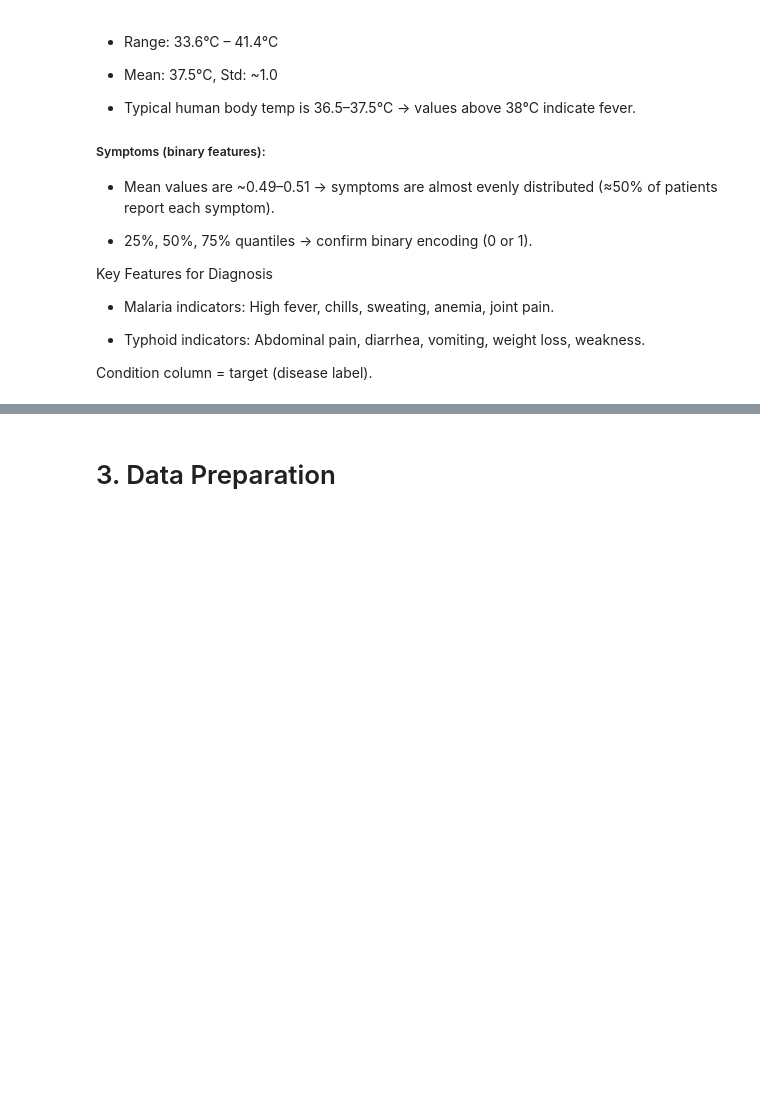
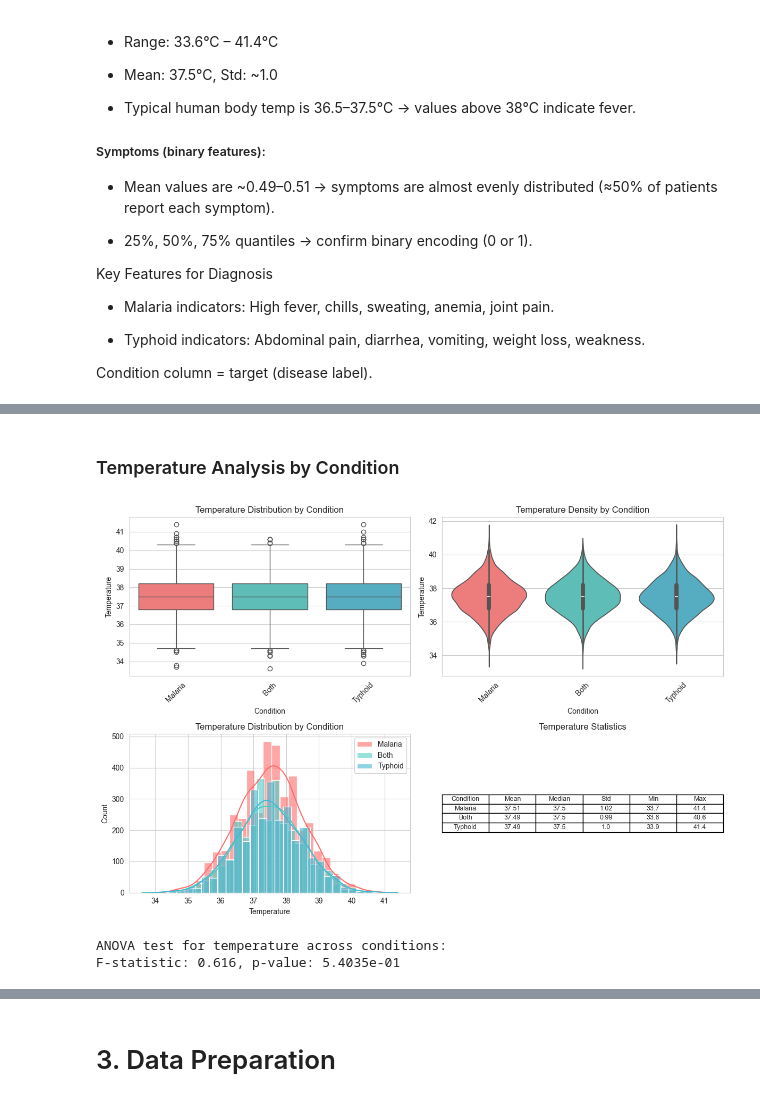
Before and after one commit to edwardopare/Malaria-Typhoid-ML, a Jupyter notebook: modelling/Notebook.ipynb, the cells around one changed output, grey strips where cells are left out. Saved outputs shown, nothing was run; the diff lists cells and outputs as text; code cells hidden in the pictures; blank space fills up the shorter version.

```diff
--- a/modelling/Notebook.ipynb
+++ b/modelling/Notebook.ipynb
@@ -554,0 +209,60 @@ Top features by absolute correlation (though weak overall):
+# %% [markdown]
+### Temperature Analysis by Condition
+# %%
+# Temperature distribution by condition
+plt.figure(figsize=(12, 8))
+
+# Box plot
+plt.subplot(2, 2, 1)
+sns.boxplot(x='Condition', y='Temperature', data=df, palette=colors)
+plt.title('Temperature Distribution by Condition')
+plt.xticks(rotation=45)
+
+# Violin plot
+plt.subplot(2, 2, 2)
+sns.violinplot(x='Condition', y='Temperature', data=df, palette=colors)
+plt.title('Temperature Density by Condition')
+plt.xticks(rotation=45)
+
+# Histogram
+plt.subplot(2, 2, 3)
+for condition, color in zip(df['Condition'].unique(), colors):
+    subset = df[df['Condition'] == condition]
+    sns.histplot(subset['Temperature'], kde=True, label=condition,
+                 color=color, alpha=0.6, bins=30)
+plt.title('Temperature Distribution by Condition')
+plt.legend()
+
+# Statistical summary
+plt.subplot(2, 2, 4)
+stats_data = []
+for condition in df['Condition'].unique():
+    temp_data = df[df['Condition'] == condition]['Temperature']
+    stats_data.append({
+        'Condition': condition,
+        'Mean': temp_data.mean(),
+        'Median': temp_data.median(),
+        'Std': temp_data.std(),
+        'Min': temp_data.min(),
+        'Max': temp_data.max()
+    })
+stats_df = pd.DataFrame(stats_data)
+plt.table(cellText=stats_df.round(2).values,
+          colLabels=stats_df.columns,
+          cellLoc='center',
+          loc='center')
+plt.axis('off')
+plt.title('Temperature Statistics')
+
+plt.tight_layout()
+plt.show()
+
+# ANOVA test for temperature differences
+groups = [df[df['Condition'] == condition]['Temperature'] for condition in df['Condition'].unique()]
+f_stat, p_value = stats.f_oneway(*groups)
+print(f"\nANOVA test for temperature across conditions:")
+print(f"F-statistic: {f_stat:.3f}, p-value: {p_value:.4e}")
+# %% [output]
+[figure, added]
+ANOVA test for temperature across conditions:
+F-statistic: 0.616, p-value: 5.4035e-01
```
Also changed, not shown: parts of 62 cells of this notebook.
